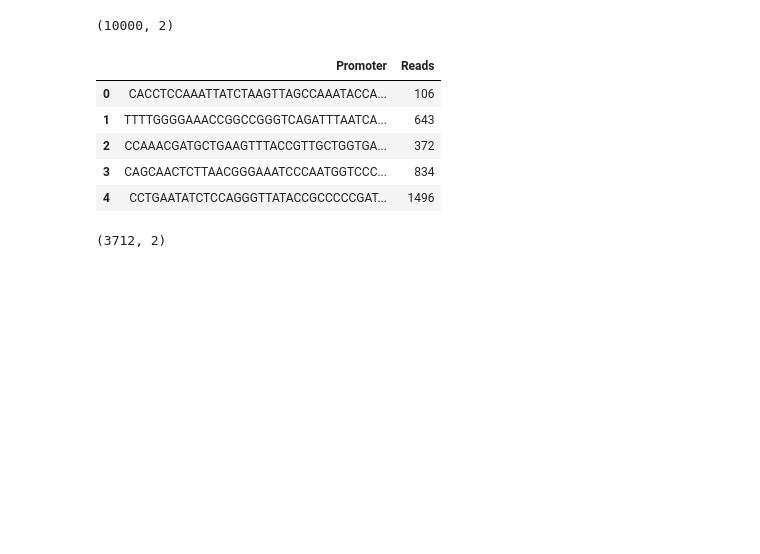
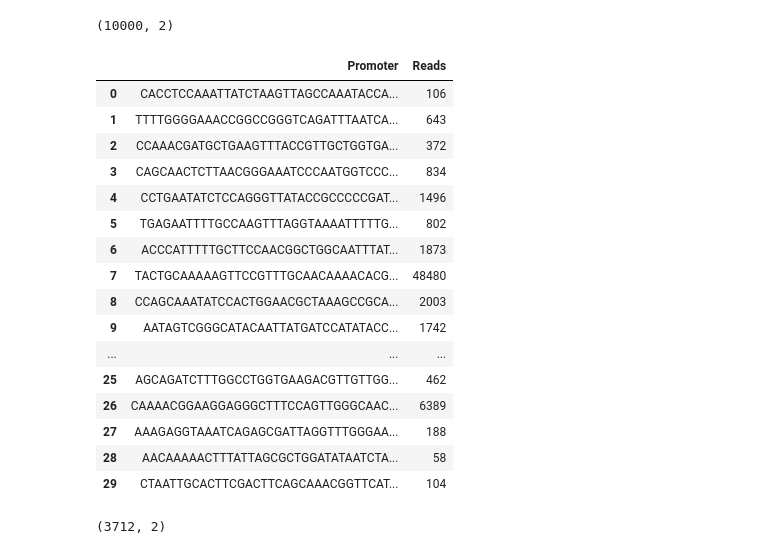
Before and after one commit to foryourjoy/bio-ai-capstone, a Jupyter notebook: PCC6803/3-1. 6-mer frequency.ipynb, the cells around one changed output. Saved outputs shown, nothing was run; the diff lists cells and outputs as text; code cells hidden in the pictures; blank space fills up the shorter version.

```diff
--- a/PCC6803/3-1. 6-mer frequency.ipynb
+++ b/PCC6803/3-1. 6-mer frequency.ipynb
@@ -18,14 +18,25 @@ gendata.shape
 # %% [output]
 (10000, 2)
 # %%
-natdata.head()
+natdata.head(30)
 # %% [output]
 |  | Promoter | Reads |
 | 0 | CACCTCCAAATTATCTAAGTTAGCCAAATACCA... | 106 |
 | 1 | TTTTGGGGAAACCGGCCGGGTCAGATTTAATCA... | 643 |
 | 2 | CCAAACGATGCTGAAGTTTACCGTTGCTGGTGA... | 372 |
 | 3 | CAGCAACTCTTAACGGGAAATCCCAATGGTCCC... | 834 |
 | 4 | CCTGAATATCTCCAGGGTTATACCGCCCCCGAT... | 1496 |
+| 5 | TGAGAATTTTGCCAAGTTTAGGTAAAATTTTTG... | 802 |
+| 6 | ACCCATTTTTGCTTCCAACGGCTGGCAATTTAT... | 1873 |
+| 7 | TACTGCAAAAAGTTCCGTTTGCAACAAAACACG... | 48480 |
+| 8 | CCAGCAAATATCCACTGGAACGCTAAAGCCGCA... | 2003 |
+| 9 | AATAGTCGGGCATACAATTATGATCCATATACC... | 1742 |
+| ... | ... | ... |
+| 25 | AGCAGATCTTTGGCCTGGTGAAGACGTTGTTGG... | 462 |
+| 26 | CAAAACGGAAGGAGGGCTTTCCAGTTGGGCAAC... | 6389 |
+| 27 | AAAGAGGTAAATCAGAGCGATTAGGTTTGGGAA... | 188 |
+| 28 | AACAAAAACTTTATTAGCGCTGGATATAATCTA... | 58 |
+| 29 | CTAATTGCACTTCGACTTCAGCAAACGGTTCAT... | 104 |
 # %%
 natdata.shape
 # %% [output]
```
Also changed, not shown: parts of 4 cells of this notebook, 30 other files.
